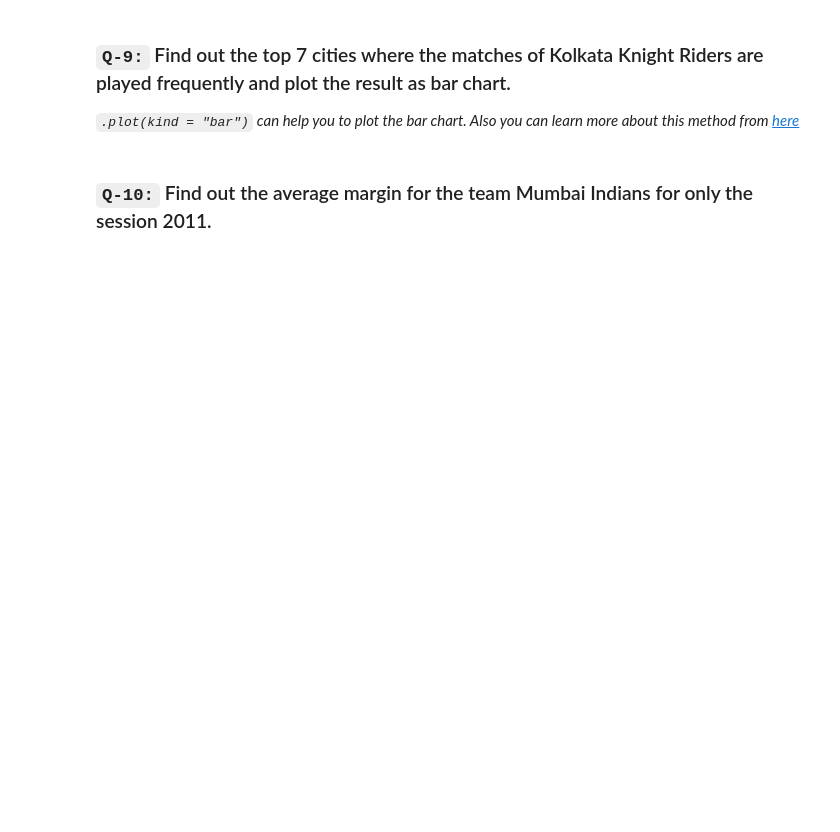
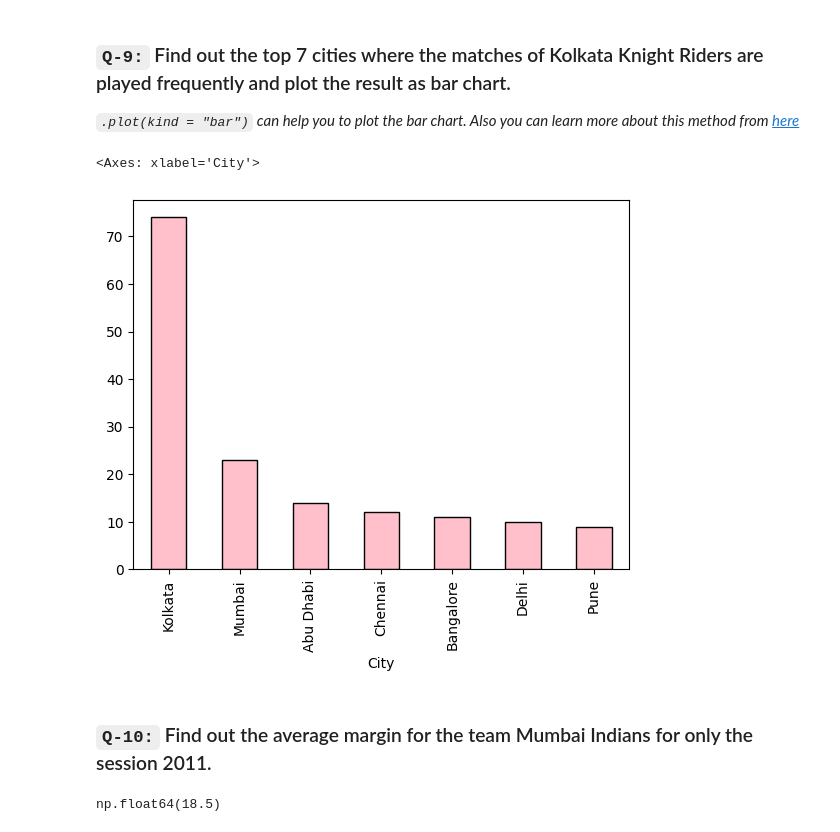
Before and after one commit to iqraghori/Data-science, a Jupyter notebook: Pandas_practice/Basic_DataFrames.ipynb, the cells around one changed output. Cells and saved outputs as stored; diff of their text form; code cells hidden in the pictures; blank space fills up the shorter version.

```diff
--- a/Pandas_practice/Basic_DataFrames.ipynb
+++ b/Pandas_practice/Basic_DataFrames.ipynb
@@ -224,2 +255,12 @@ team1_vs_team2('Kolkata Knight Riders','Chennai Super Kings')
+# %%
+# code here
+kk = ipl[
+(ipl['Team1'] == 'Kolkata Knight Riders') |
+(ipl['Team2'] == 'Kolkata Knight Riders')
+]
+kk['City'].value_counts().head(7).plot(kind='bar', color='pink', edgecolor='black')
+# %% [output]
+<Axes: xlabel='City'>
+[figure, added]
 # %% [markdown]
 ### `Q-10:` Find out the average margin for the team Mumbai Indians for only the session 2011.
@@ -227,0 +267,10 @@ team1_vs_team2('Kolkata Knight Riders','Chennai Super Kings')
+# %%
+# code here
+mi = ipl[
+(ipl['Team1'] == 'Mumbai Indians')  |
+(ipl['Team2'] == 'Mumbai Indians') &
+(ipl['Season'] == '2011')
+]
+mi['Margin'].mean()
+# %% [output]
+np.float64(18.5)
```
Also changed, not shown: parts of 5 cells of this notebook.
